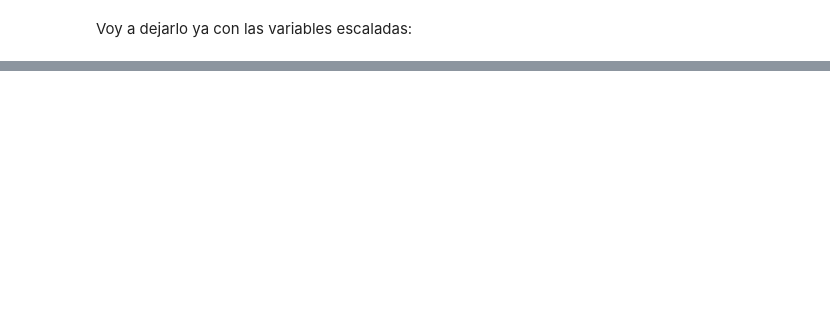
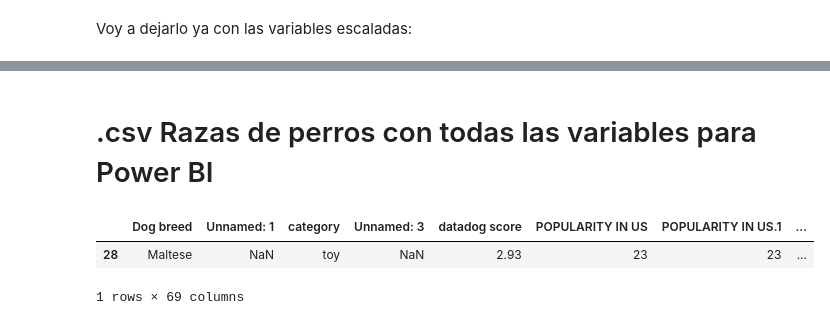
Before and after one commit to Reissuji/petproject, a Jupyter notebook: 5_DataTreatmentNeeded.ipynb, the cells around one changed output, grey strips where cells are left out. Drawn from its saved outputs; the diff is of its cells as text; code cells hidden in the pictures; blank space fills up the shorter version.

Commit message:
Razas para Power BI cambios

```diff
--- a/5_DataTreatmentNeeded.ipynb
+++ b/5_DataTreatmentNeeded.ipynb
@@ -139,2 +139,10 @@ df_razas.head(3)
 # %%
 df_razas.to_csv('datasets/razas-perretes.csv', index=False)
+# %% [markdown]
+# .csv Razas de perros con todas las variables para Power BI
+# %%
+df_filtered_bestinshow.sample()
+# %% [output]
+|  | Dog breed | Unnamed: 1 | category | Unnamed: 3 | datadog score | POPULARITY IN US | POPULARITY IN US.1 | ... |
+| 28 | Maltese | NaN | toy | NaN | 2.93 | 23 | 23 | ... |
+1 rows × 69 columns
```
Also changed, not shown: parts of 11 cells of this notebook, 2 other files.
